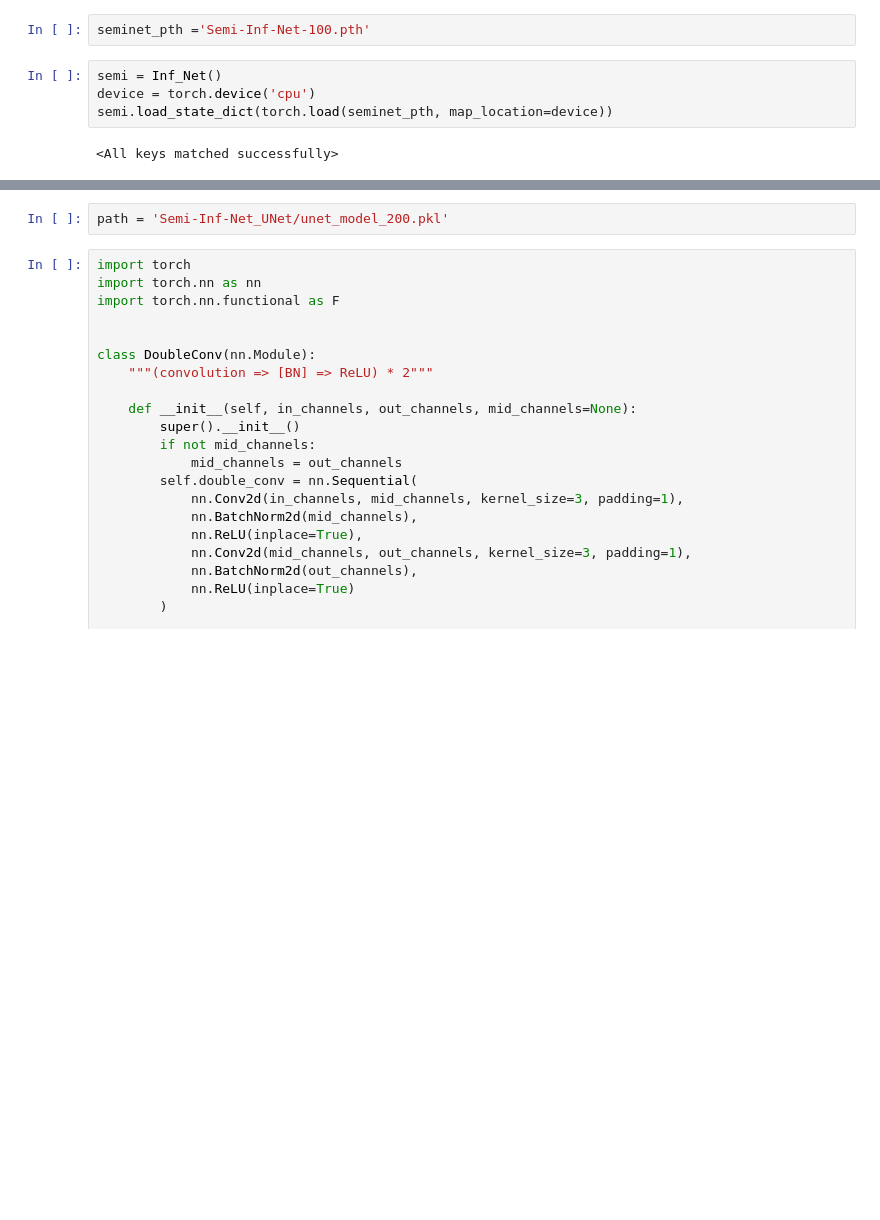
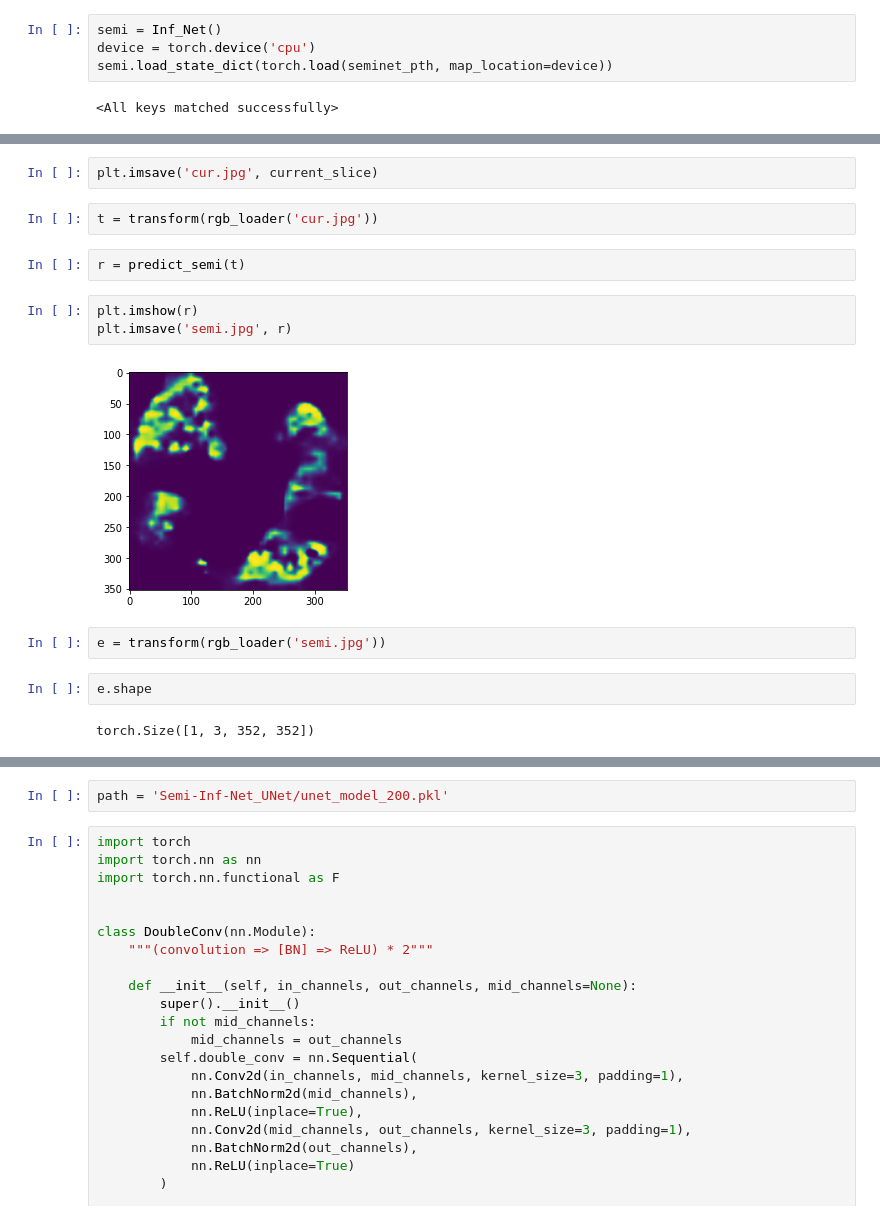
Before and after one commit to Timothy102/ct-ris, a Jupyter notebook: Do.ipynb, the cells around one changed output, grey strips where cells are left out. Drawn from its saved outputs; the diff is of its cells as text; blank space fills up the shorter version.

```diff
--- a/Do.ipynb
+++ b/Do.ipynb
@@ -1049,5 +550,3 @@ class Inf_Net(nn.Module):
-# %%
-seminet_pth ='Semi-Inf-Net-100.pth'
 # %%
 semi = Inf_Net()
 device = torch.device('cpu')
@@ -1079,0 +656,17 @@ plt.imsave('pseudo.jpeg', res)
+# %%
+plt.imsave('cur.jpg', current_slice)
+# %%
+t = transform(rgb_loader('cur.jpg'))
+# %%
+r = predict_semi(t)
+# %%
+plt.imshow(r)
+plt.imsave('semi.jpg', r)
+# %% [output]
+[figure, added]
+# %%
+e = transform(rgb_loader('semi.jpg'))
+# %%
+e.shape
+# %% [output]
+torch.Size([1, 3, 352, 352])
```
Also changed, not shown: parts of 93 cells of this notebook, 3 other files.
